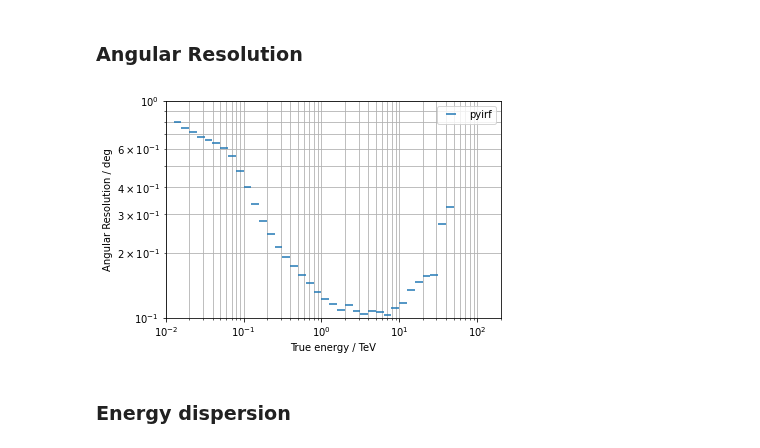
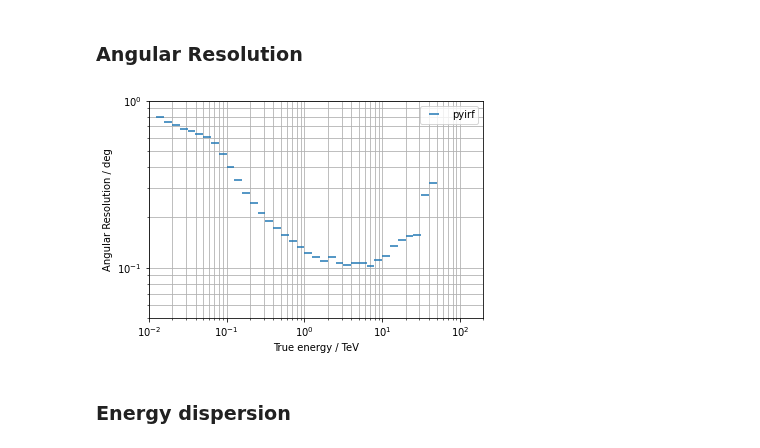
Before and after one commit to cta-observatory/cta-lstchain, a Jupyter notebook: notebooks/lst_sensitivity_pyirf.ipynb, the cells around one changed output. Drawn from its saved outputs; the diff is of its cells as text; code cells hidden in the pictures.

```diff
--- a/notebooks/lst_sensitivity_pyirf.ipynb
+++ b/notebooks/lst_sensitivity_pyirf.ipynb
@@ -773,25 +776,25 @@ plt.show()
 # %%
 ang_res = QTable.read(pyirf_file, hdu='ANGULAR_RESOLUTION')[1:-1]
 plt.errorbar(
     0.5 * (ang_res['true_energy_low'] + ang_res['true_energy_high']).to_value(u.TeV),
     ang_res['angular_resolution'].to_value(u.deg),
     xerr=0.5 * (ang_res['true_energy_high'] - ang_res['true_energy_low']).to_value(u.TeV),
     ls='',
     label='pyirf'
     )
 
 # Style settings
 plt.xlim(1.e-2, 2.e2)
-plt.ylim(1.e-1, 1)
+plt.ylim(0.5e-1, 1)
 plt.xscale("log")
 plt.yscale("log")
 plt.xlabel("True energy / TeV")
 plt.ylabel("Angular Resolution / deg")
 plt.grid(which="both")
 plt.legend(loc="best")
 plt.show()
 # %% [output]
-[figure, old version]
+[figure, new version]
 # %% [markdown]
 ### Energy dispersion
 # %%
```
Also changed, not shown: parts of 6 cells of this notebook.
